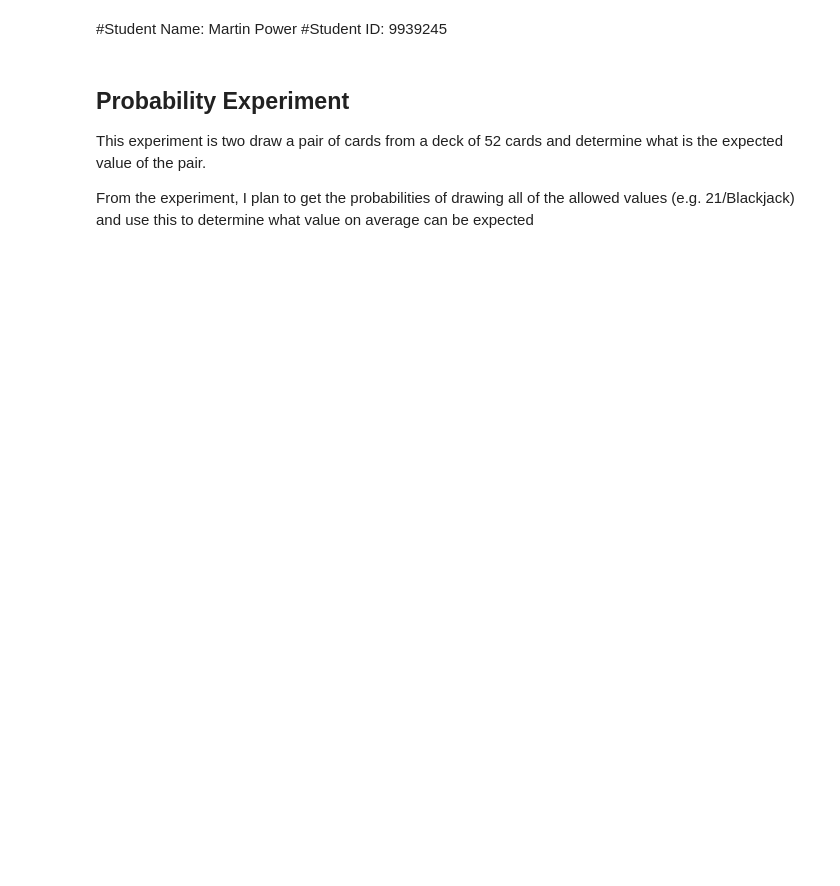
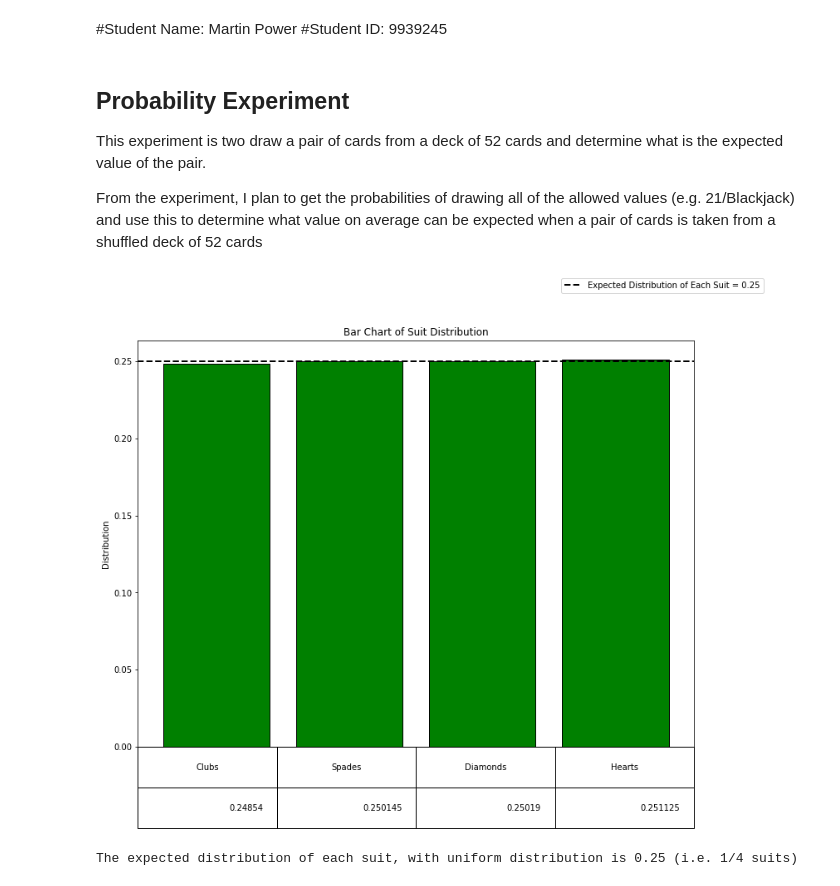
Before and after one commit to vipulpopat/MSCAI_CE4021_Week6, a Jupyter notebook: Etivity6.ipynb, the cells around one changed output. Drawn from its saved outputs; the diff is of its cells as text; code cells hidden in the pictures; blank space fills up the shorter version.

```diff
--- a/Etivity6.ipynb
+++ b/Etivity6.ipynb
@@ -6,7 +6,7 @@
 
 This experiment is two draw a pair of cards from a deck of 52 cards and determine what is the expected value of the pair.
 
-From the experiment, I plan to get the probabilities of drawing all of the allowed values (e.g. 21/Blackjack) and use this to determine what value on average can be expected
+From the experiment, I plan to get the probabilities of drawing all of the allowed values (e.g. 21/Blackjack) and use this to determine what value on average can be expected when a pair of cards is taken from a shuffled deck of 52 cards
 # %%
 %reset -f
 import numpy as np
@@ -106,3 +124,39 @@ for i in range(0,iterations):
     suit_freq[card2.get_suit_idx()]+=1
     name_freq[card1.get_name_idx()]+=1
     name_freq[card2.get_name_idx()]+=1
+# %%
+### Outputs and Graphs (1) ###
+
+# Adjust Size of Figures
+plt.rcParams["figure.figsize"] = (12,9)
+
+## Print Distribution of the Suits of All the Cards Drawn
+## As there are 4 suits, with uniform distribution you would
+## expect each suit to be drawn 25% of the time
+
+
+plt.bar([1,2,3,4],suit_freq/(2*iterations),facecolor='green', edgecolor='black')
+#plt.xlabel('Suits')
+plt.ylabel('Distribution')
+plt.title('Bar Chart of Suit Distribution')
+#plt.xticks([1,2,3,4], suits)
+# From https://stackoverflow.com/questions/12998430/remove-xticks-in-a-matplotlib-plot
+plt.tick_params(
+    axis='x',          # changes apply to the x-axis
+    which='both',      # both major and minor ticks are affected
+    bottom=False,      # ticks along the bottom edge are off
+    top=False,         # ticks along the top edge are off
+    labelbottom=False) # labels along the bottom edge are off
+plt.axhline(1/len(suit_freq), color='k', linestyle='dashed', linewidth=2, label='Expected Distribution of Each Suit = 0.25')
+plt.figlegend()
+the_table = plt.table(cellText=(suit_freq.reshape(1,4)/(2*iterations)),colLabels=suits,loc='bottom')
+# From https://stackoverflow.com/questions/9932072/matplotlib-table-formatting
+table_props = the_table.properties()
+table_cells = table_props['child_artists']
+for cell in table_cells: cell.set_height(0.1)
+plt.show()
+
+print("\nThe expected distribution of each suit, with uniform distribution is 0.25 (i.e. 1/4 suits)")
+# %% [output]
+[figure, added]
+The expected distribution of each suit, with uniform distribution is 0.25 (i.e. 1/4 suits)
```
Also changed, not shown: parts of 6 cells of this notebook.
